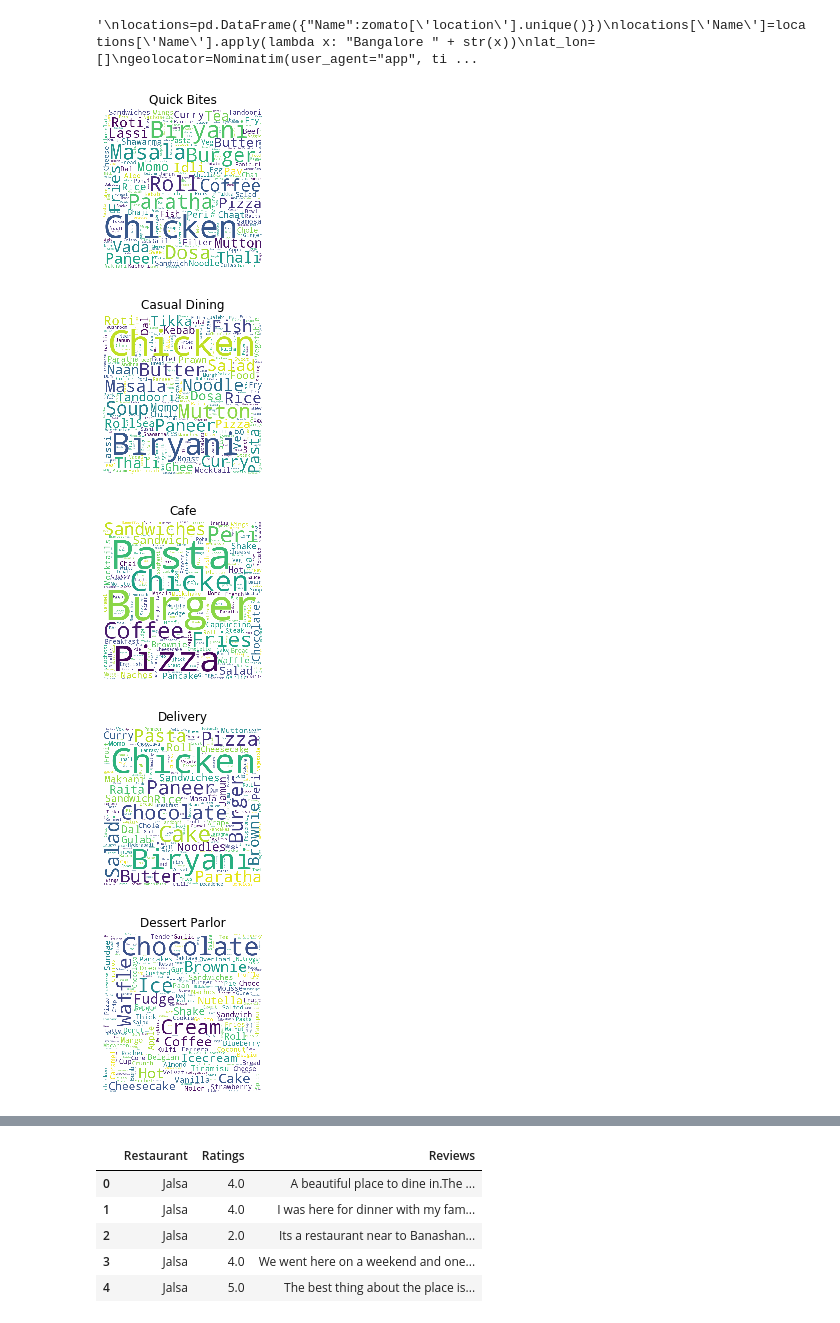
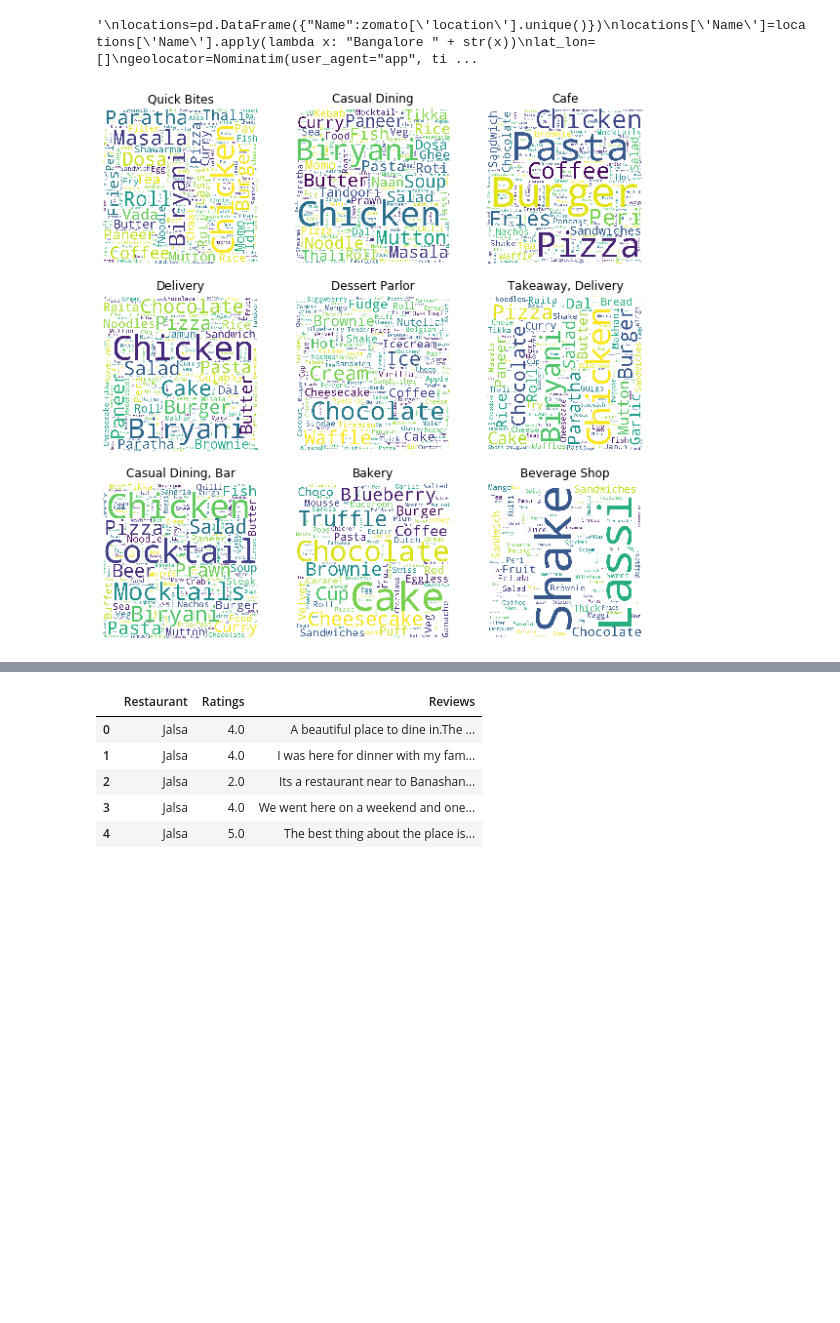
Before and after one commit to robinsaheb/ResturantReviews, a Jupyter notebook: Zomato Notebook.ipynb, the cells around one changed output, grey strips where cells are left out. Drawn from its saved outputs; the diff is of its cells as text; code cells hidden in the pictures; blank space fills up the shorter version.

```diff
--- a/Zomato Notebook.ipynb
+++ b/Zomato Notebook.ipynb
@@ -161,27 +158,24 @@ restType = zomato['rest_type'].value_counts()[:9]
 # %%
 # Getting most common dishes for each type of restaurant
-i = 0
-for rest in restType.index:
-    plt.figure(figsize=(10,10))
-    plt.subplot(3, 3, i+1)
+fig, ax = plt.subplots(3, 3, figsize=(10, 10))
+# Getting different restaurant type
+restType = zomato['rest_type'].value_counts()[:9]
+
+for rest, subplot in zip(restType.index, ax.flatten()):
 
     # Getting the dishes for different restaurant types
     corpus = zomato[zomato['rest_type']==rest]['dish_liked1'].values.tolist()
 
     # Getting All the dishes
     corpus = ','.join(x for words in corpus for x in words)
 
     # Generating Word Cloud
     wordcloud = WordCloud(max_font_size=None, background_color='white', collocations=False,
                       width=500, height=500).generate(corpus)
-
+    plt.subplot(subplot)
     plt.imshow(wordcloud)
     plt.title(rest)
     plt.axis("off")
-    i+=1
+plt.show()
 # %% [output]
-[figure, old version]
+[figure, new version]
-[figure, removed]
-[figure, removed]
-[figure, removed]
-[figure, removed]
```
Also changed, not shown: parts of 8 cells of this notebook.
